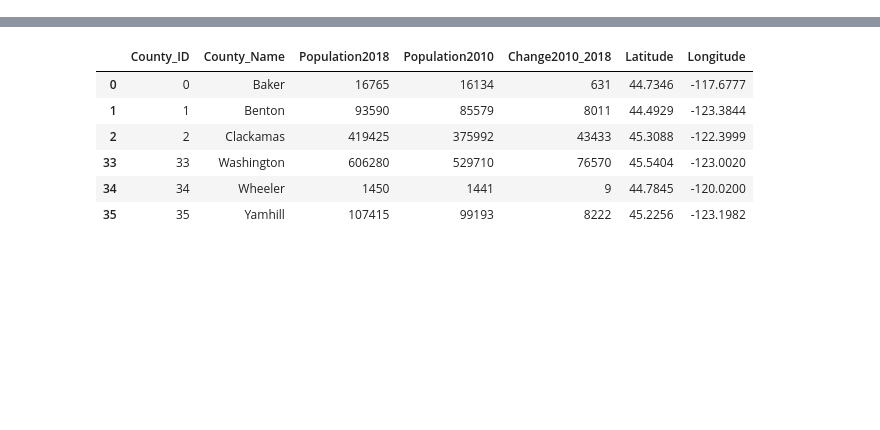
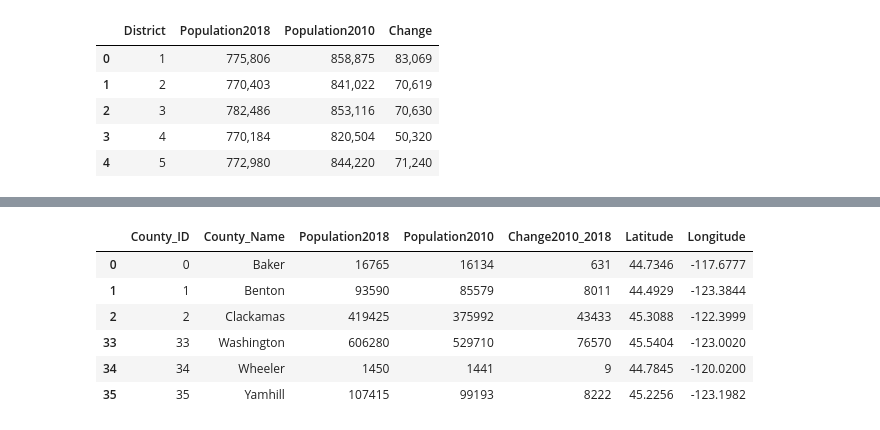
Before and after one commit to wpbSabi/python_optimization, a Jupyter notebook: OregonDistrictsModel.ipynb, the cells around one changed output, grey strips where cells are left out. Drawn from its saved outputs; the diff is of its cells as text; code cells hidden in the pictures; blank space fills up the shorter version.

```diff
--- a/OregonDistrictsModel.ipynb
+++ b/OregonDistrictsModel.ipynb
@@ -103,0 +85,14 @@ This infographic from the Pew Research Center shows that Oregon was close to rec
+# %%
+district_populations = pd.DataFrame({'District': [1,2,3,4,5],
+                                     'Population2018' : [775806,770403,782486,770184,772980],
+                                     'Population2010' : [858875,841022,853116,820504,844220],
+                                     'Change': [83069, 70619, 70630, 50320, 71240]})
+district_populations = district_populations.style.format('{:,}')
+district_populations
+# %% [output]
+|  | District | Population2018 | Population2010 | Change |
+| 0 | 1 | 775,806 | 858,875 | 83,069 |
+| 1 | 2 | 770,403 | 841,022 | 70,619 |
+| 2 | 3 | 782,486 | 853,116 | 70,630 |
+| 3 | 4 | 770,184 | 820,504 | 50,320 |
+| 4 | 5 | 772,980 | 844,220 | 71,240 |
```
Also changed, not shown: parts of 20 cells of this notebook.
